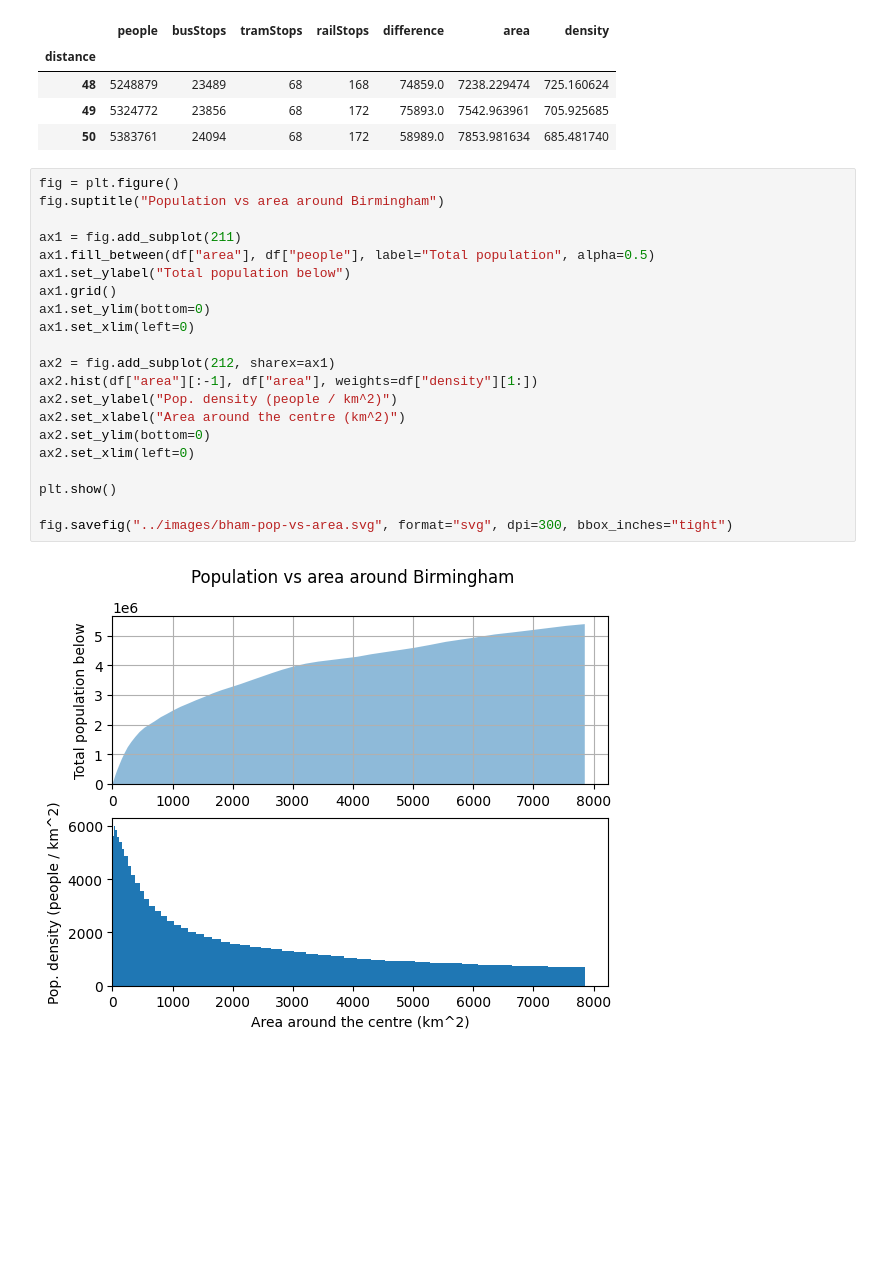
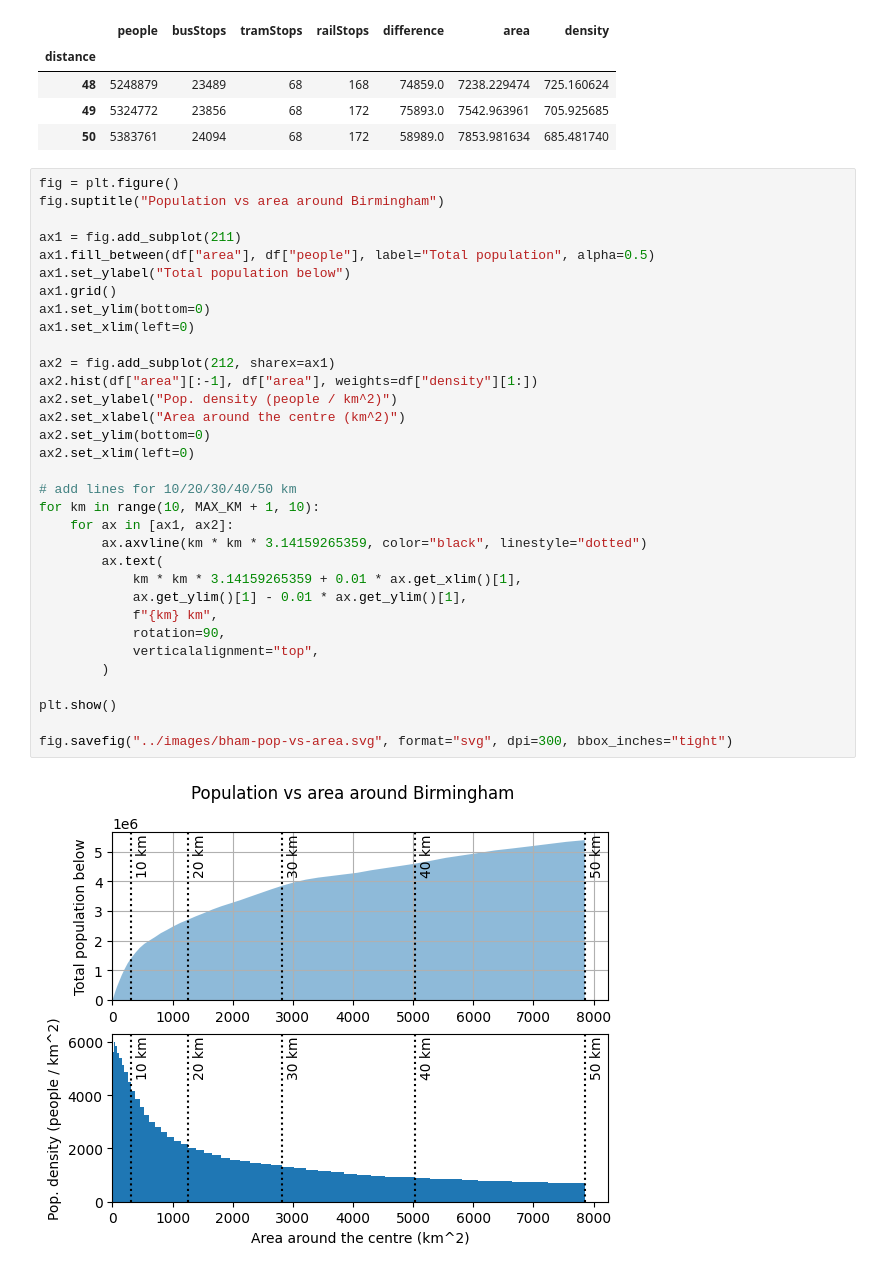
Before and after one commit to alifeee/blogtest, a Jupyter notebook: ring-populations/data/birminghampop-vs-km.ipynb, the cells around one changed output. Cells and saved outputs as stored; diff of their text form; blank space fills up the shorter version.

Commit message:
add km labels to bham plot

```diff
--- a/ring-populations/data/birminghampop-vs-km.ipynb
+++ b/ring-populations/data/birminghampop-vs-km.ipynb
@@ -101,23 +101,35 @@ df.tail(3)
 # %%
 fig = plt.figure()
 fig.suptitle("Population vs area around Birmingham")
 
 ax1 = fig.add_subplot(211)
 ax1.fill_between(df["area"], df["people"], label="Total population", alpha=0.5)
 ax1.set_ylabel("Total population below")
 ax1.grid()
 ax1.set_ylim(bottom=0)
 ax1.set_xlim(left=0)
 
 ax2 = fig.add_subplot(212, sharex=ax1)
 ax2.hist(df["area"][:-1], df["area"], weights=df["density"][1:])
 ax2.set_ylabel("Pop. density (people / km^2)")
 ax2.set_xlabel("Area around the centre (km^2)")
 ax2.set_ylim(bottom=0)
 ax2.set_xlim(left=0)
 
+# add lines for 10/20/30/40/50 km
+for km in range(10, MAX_KM + 1, 10):
+    for ax in [ax1, ax2]:
+        ax.axvline(km * km * 3.14159265359, color="black", linestyle="dotted")
+        ax.text(
+            km * km * 3.14159265359 + 0.01 * ax.get_xlim()[1],
+            ax.get_ylim()[1] - 0.01 * ax.get_ylim()[1],
+            f"{km} km",
+            rotation=90,
+            verticalalignment="top",
+        )
+
 plt.show()
 
 fig.savefig("../images/bham-pop-vs-area.svg", format="svg", dpi=300, bbox_inches="tight")
 # %% [output]
-[figure, old version]
+[figure, new version]
```
Also changed, not shown: 1 other file.
